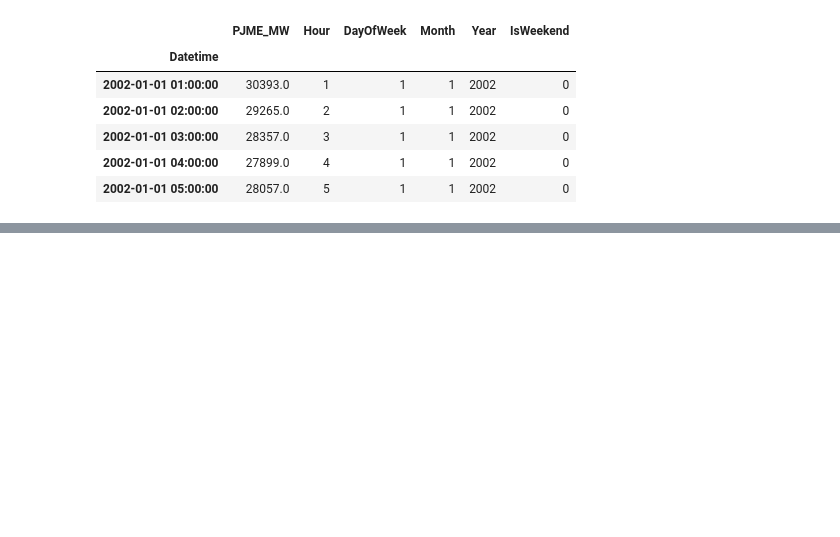
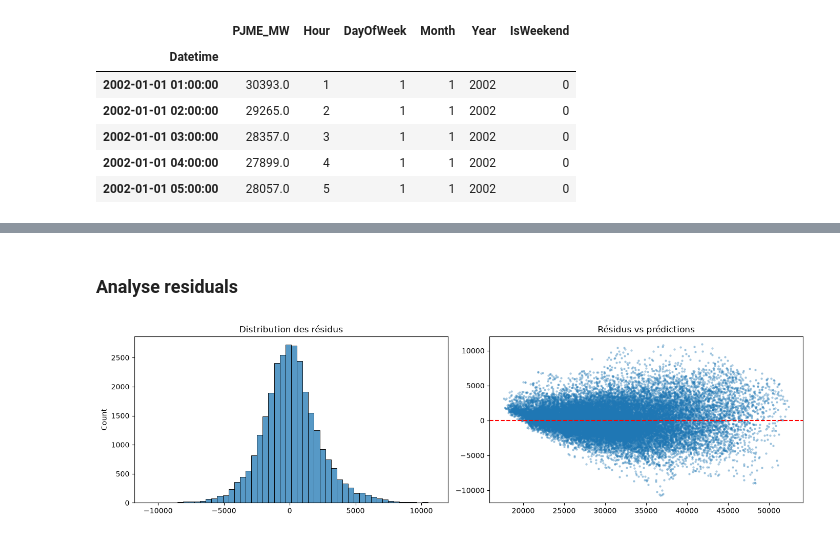
Before and after one commit to Oumohgh/electricity-demand-forecasting-azure, a Jupyter notebook: notebook.ipynb, the cells around one changed output, grey strips where cells are left out. Drawn from its saved outputs; the diff is of its cells as text; code cells hidden in the pictures; blank space fills up the shorter version.

```diff
--- a/notebook.ipynb
+++ b/notebook.ipynb
@@ -431,0 +603,18 @@ df_ts.head()
+# %% [markdown]
+### Analyse residuals
+# %%
+residuals = y_test - y_pred
+
+fig, axes = plt.subplots(1, 2, figsize=(14, 4))
+
+sns.histplot(residuals, bins=50, ax=axes[0])
+axes[0].set_title("Distribution des résidus")
+
+axes[1].scatter(y_pred, residuals, alpha=0.3, s=5)
+axes[1].axhline(0, color="red", linestyle="--")
+axes[1].set_title("Résidus vs prédictions")
+
+plt.tight_layout()
+plt.show()
+# %% [output]
+[figure, added]
```
Also changed, not shown: parts of 30 cells of this notebook.
